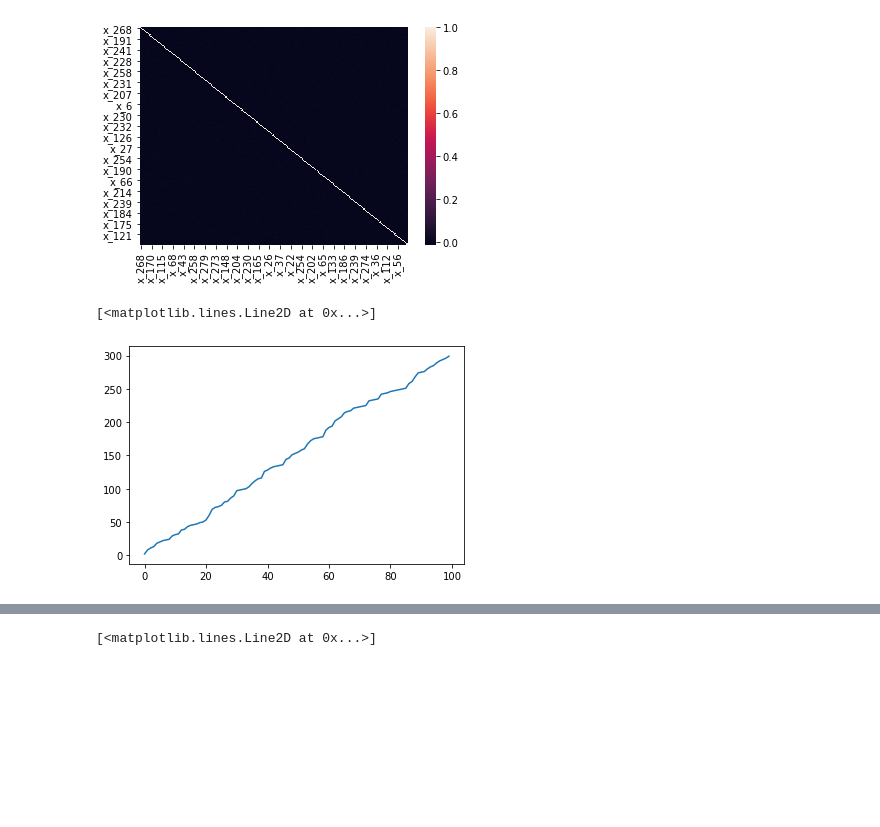
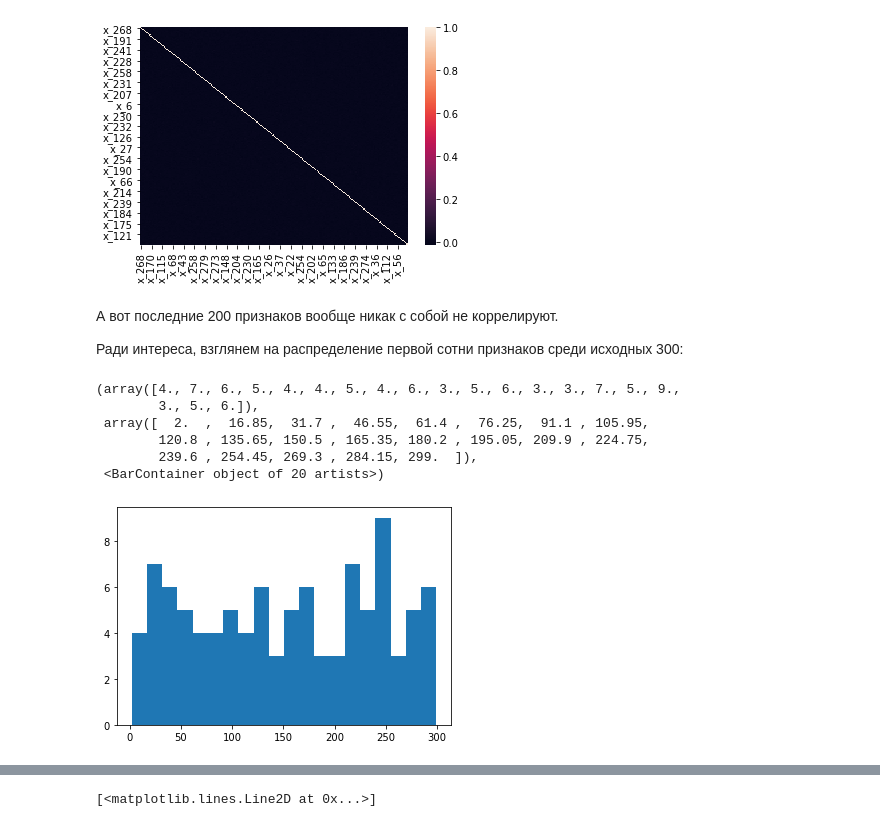
Before and after one commit to Sergey-Tkachenko/MachineLearningSeminars, a Jupyter notebook: hometask/hometask_kaggle/Analysis.ipynb, the cells around one changed output, grey strips where cells are left out. Cells and saved outputs as stored; diff of their text form; code cells hidden in the pictures; blank space fills up the shorter version.

```diff
--- a/hometask/hometask_kaggle/Analysis.ipynb
+++ b/hometask/hometask_kaggle/Analysis.ipynb
@@ -131,8 +147,17 @@ sns.heatmap(traindata.iloc[:, indecies_sorted[100:]].corr())
 # %% [output]
 <AxesSubplot:>
 [figure]
+# %% [markdown]
+А вот последние 200 признаков вообще никак с собой не коррелируют.
+
+Ради интереса, взглянем на распределение первой сотни признаков среди исходных 300:
 # %%
-plt.plot(sorted(indecies_sorted[:100]))
+plt.hist(sorted(indecies_sorted[:100]), bins=20)
 # %% [output]
-[<matplotlib.lines.Line2D at 0x...>]
+(array([4., 7., 6., 5., 4., 4., 5., 4., 6., 3., 5., 6., 3., 3., 7., 5., 9.,
+        3., 5., 6.]),
+ array([  2.  ,  16.85,  31.7 ,  46.55,  61.4 ,  76.25,  91.1 , 105.95,
+        120.8 , 135.65, 150.5 , 165.35, 180.2 , 195.05, 209.9 , 224.75,
+        239.6 , 254.45, 269.3 , 284.15, 299.  ]),
+ <BarContainer object of 20 artists>)
-[figure, old version]
+[figure, new version]
```
Also changed, not shown: parts of 21 cells of this notebook, 1 other file.
